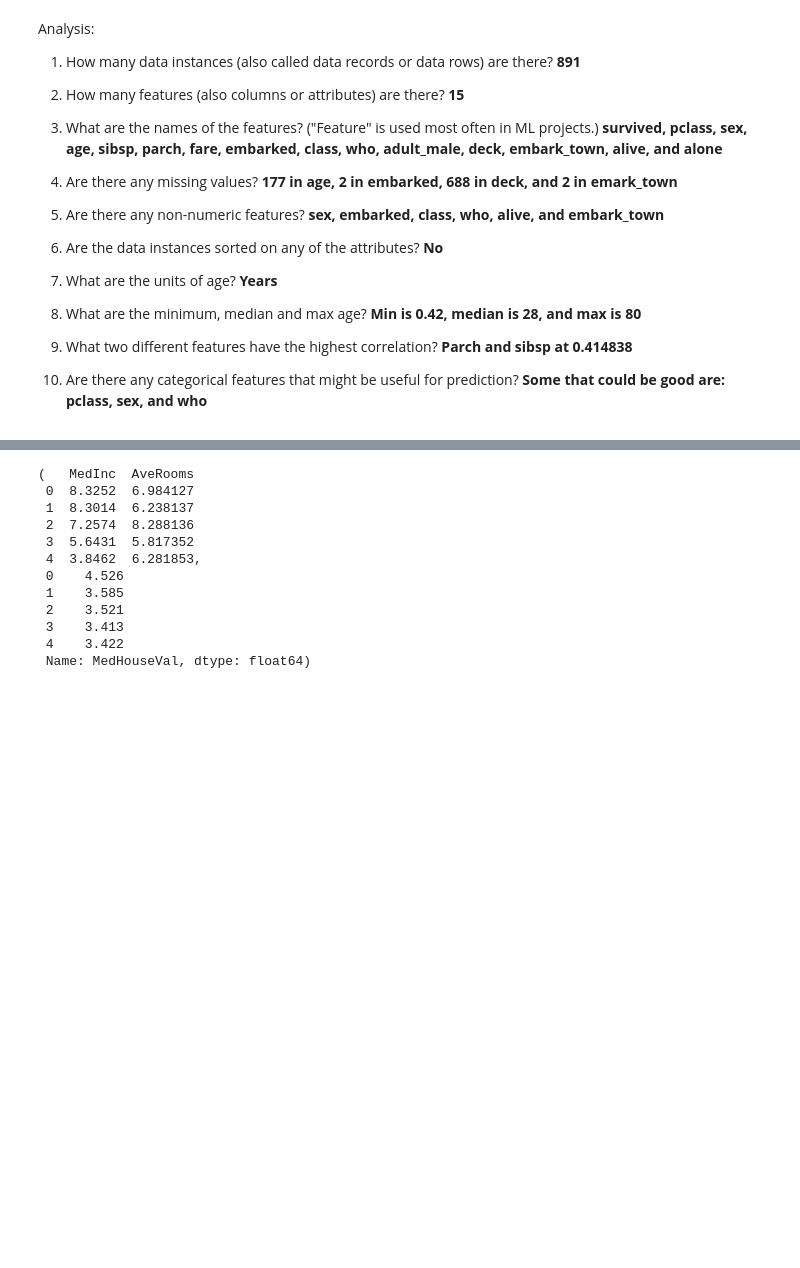
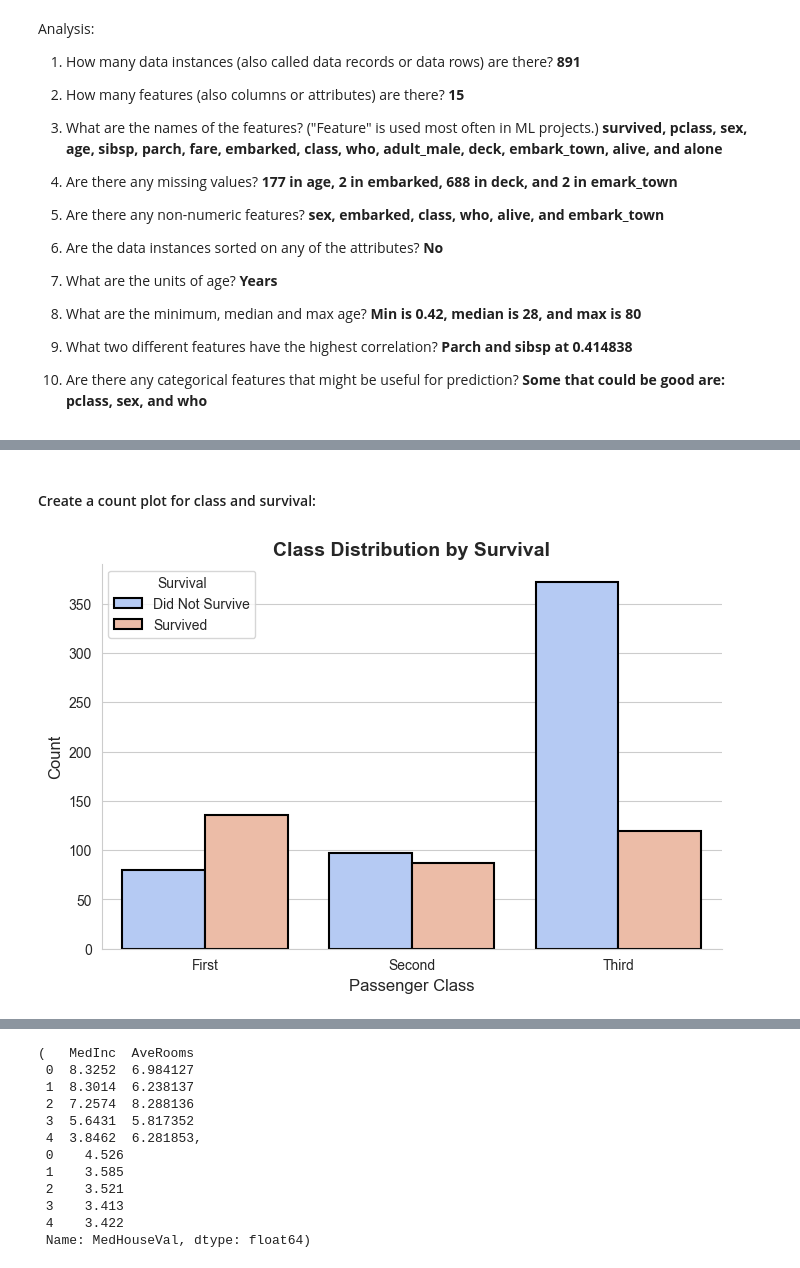
Before and after one commit to ericmeyer1/applied-ml-eric, a Jupyter notebook: lab02/ml02.ipynb, the cells around one changed output, grey strips where cells are left out. Drawn from its saved outputs; the diff is of its cells as text; code cells hidden in the pictures; blank space fills up the shorter version.

```diff
--- a/lab02/ml02.ipynb
+++ b/lab02/ml02.ipynb
@@ -287,0 +251,31 @@ df_y = data_frame[target]
+# %% [markdown]
+#### Create a count plot for class and survival:
+# %%
+# Set a stylish Seaborn theme
+sns.set_style("whitegrid")
+
+# Create a countplot with better aesthetics
+plt.figure(figsize=(8, 5))
+ax = sns.countplot(
+    x="class", hue="survived", data=data_frame,
+    palette="coolwarm",
+    edgecolor="black", linewidth=1.5
+)
+
+# Add labels and title with styling
+plt.title('Class Distribution by Survival', fontsize=14, fontweight="bold")
+plt.xlabel('Passenger Class', fontsize=12)
+plt.ylabel('Count', fontsize=12)
+
+# Customize legend for clarity
+legend_labels = ['Did Not Survive', 'Survived']
+plt.legend(title="Survival", labels=legend_labels, fontsize=10)
+
+# Improve layout readability
+plt.xticks(fontsize=10)
+plt.yticks(fontsize=10)
+sns.despine()
+
+plt.show()
+# %% [output]
+[figure, added]
```
Also changed, not shown: parts of 16 cells of this notebook.
